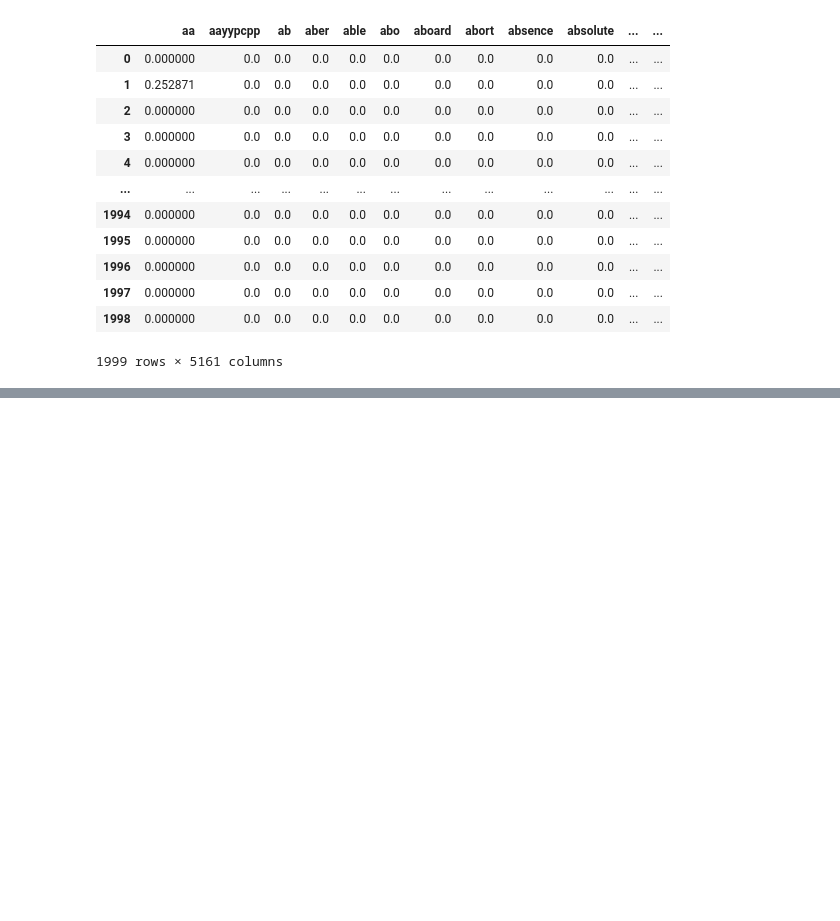
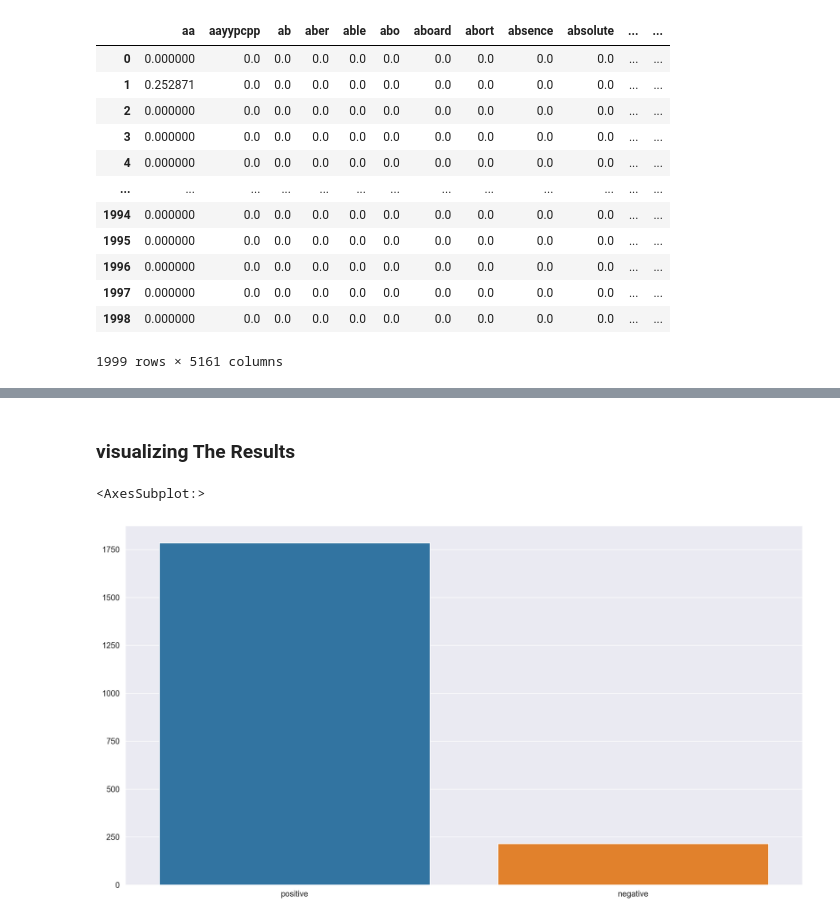
Before and after one commit to kunal-mallick/Data-Science-Assignments, a Jupyter notebook: Assignment_11_Text Mining/Code/Q1_Elon_musk.ipynb, the cells around one changed output, grey strips where cells are left out. Drawn from its saved outputs; the diff is of its cells as text; code cells hidden in the pictures; blank space fills up the shorter version.

```diff
--- a/Assignment_11_Text Mining/Code/Q1_Elon_musk.ipynb
+++ b/Assignment_11_Text Mining/Code/Q1_Elon_musk.ipynb
@@ -203,0 +217,4 @@ tf_idf
+# %%
+df_corpus = pd.DataFrame(corpus, columns= ['txt'])
+
+df_corpus
@@ -203,0 +235,4 @@ tf_idf
+# %%
+df_corpus['sentiment']=df_corpus['txt'].apply(lambda x : TextBlob(x).sentiment.polarity)
+
+df_corpus
@@ -203,0 +255,12 @@ tf_idf
+# %%
+def assign_Result(ratings):
+    if ratings < 0:
+        result = 'negative'
+    elif ratings >= 0:
+        result = 'positive'
+
+    return result
+# %%
+df_corpus['review_segment']=df_corpus['sentiment'].apply(assign_Result)
+
+df_corpus
@@ -203,0 +281,7 @@ tf_idf
+# %% [markdown]
+### visualizing The Results
+# %%
+sns.barplot(df_corpus['review_segment'].value_counts().index, df_corpus['review_segment'].value_counts().values)
+# %% [output]
+<AxesSubplot:>
+[figure, added]
```
Also changed, not shown: parts of 7 cells of this notebook.
